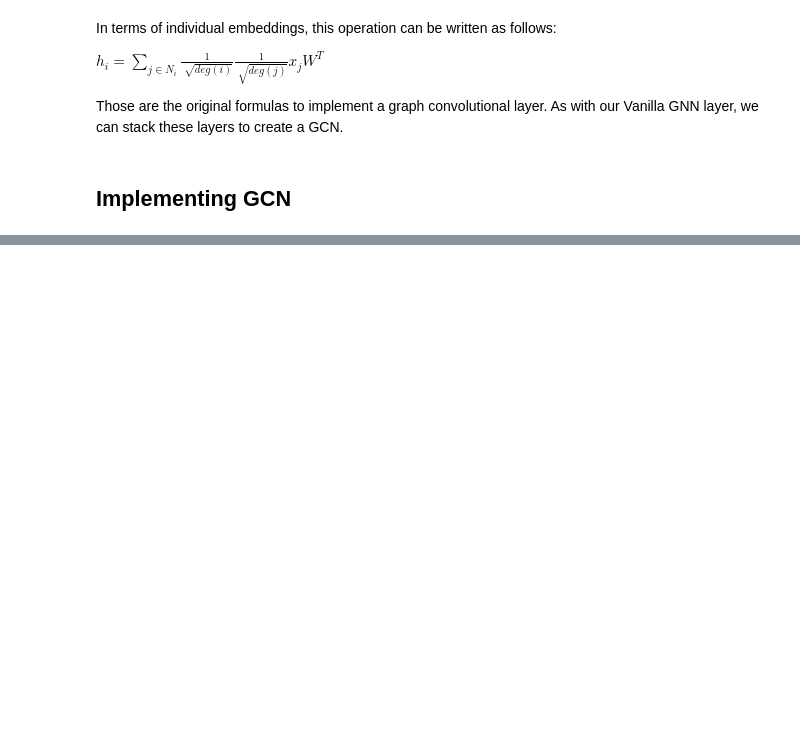
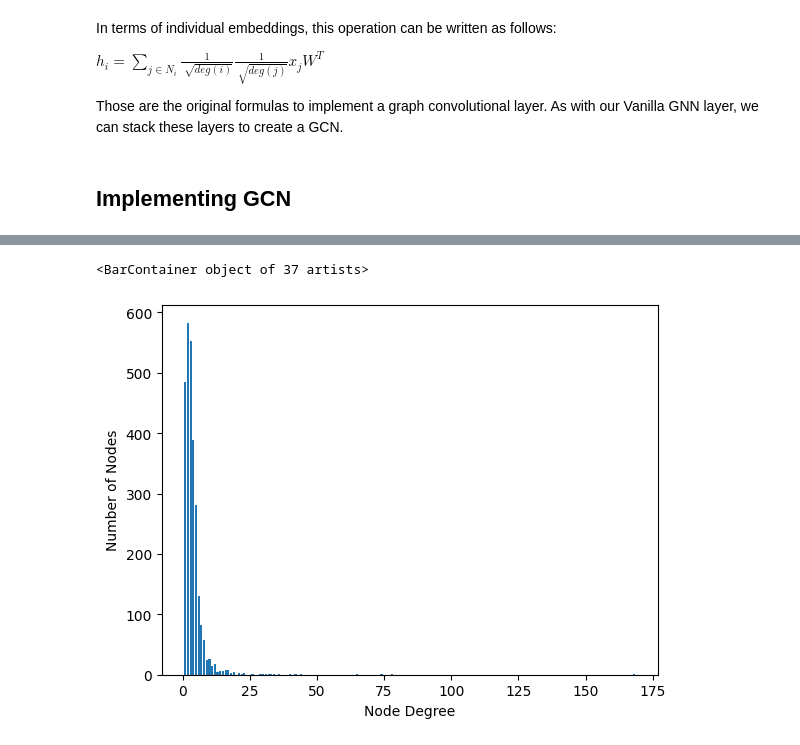
Before and after one commit to gojousatoru007/Graph-Neural-Networks, a Jupyter notebook: Graph_Convolutional_Networks.ipynb, the cells around one changed output, grey strips where cells are left out. Drawn from its saved outputs; the diff is of its cells as text; code cells hidden in the pictures; blank space fills up the shorter version.

```diff
--- a/Graph_Convolutional_Networks.ipynb
+++ b/Graph_Convolutional_Networks.ipynb
@@ -82,0 +99,16 @@ Those are the original formulas to implement a graph convolutional layer. As wit
+# %%
+dataset = Planetoid(root = ".", name = "Cora") # Cora dataset is imported and it's graph is stored in data
+data = dataset[0]
+# %%
+degrees = degree(data.edge_index[0]).numpy() # number of neighbors of each node in the graph
+# %%
+numbers = Counter(degrees) # counting the number of nodes of each degree
+# %%
+fig, ax = plt.subplots()
+ax.set_xlabel('Node Degree')
+ax.set_ylabel('Number of Nodes')
+
+plt.bar(numbers.keys(), numbers.values()) # Number of Nodes with Specific Degrees in the Cora Dataset
+# %% [output]
+<BarContainer object of 37 artists>
+[figure, added]
```
Also changed, not shown: parts of 13 cells of this notebook, 20 other files.
